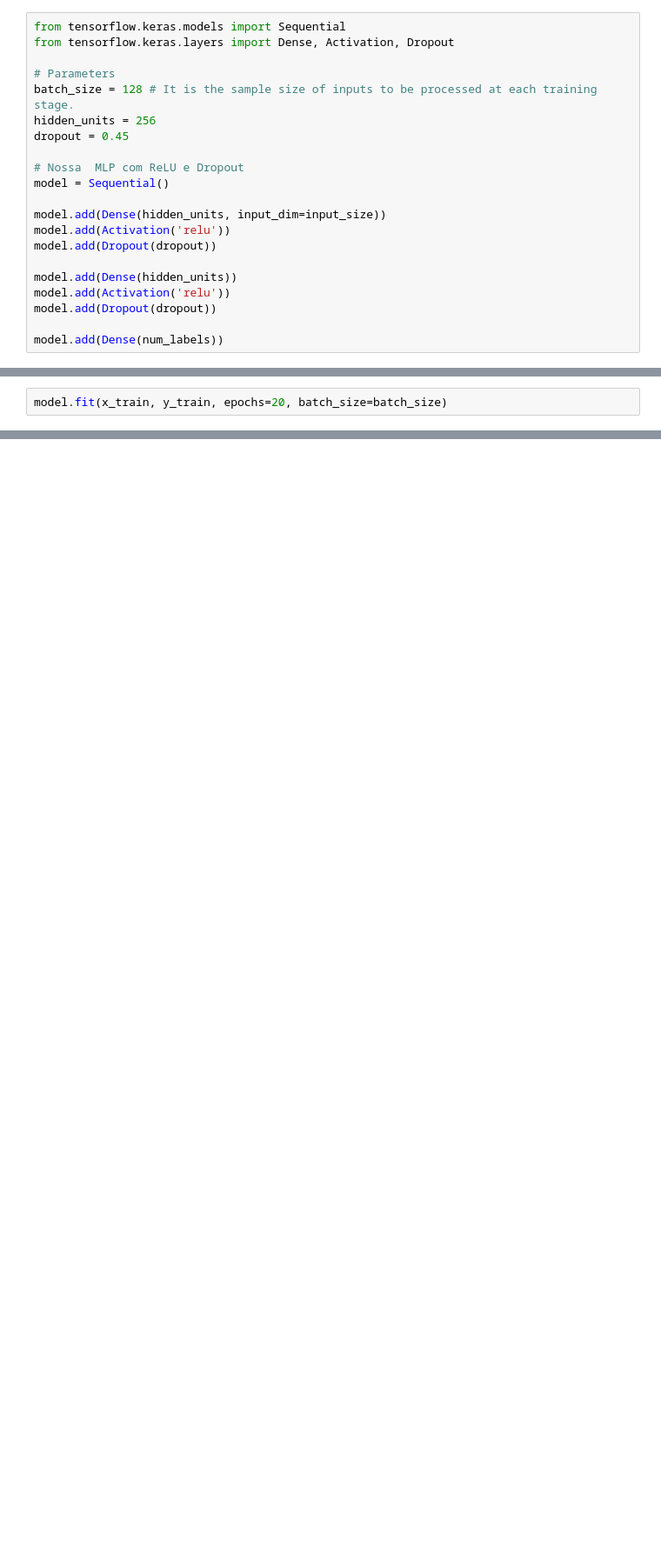
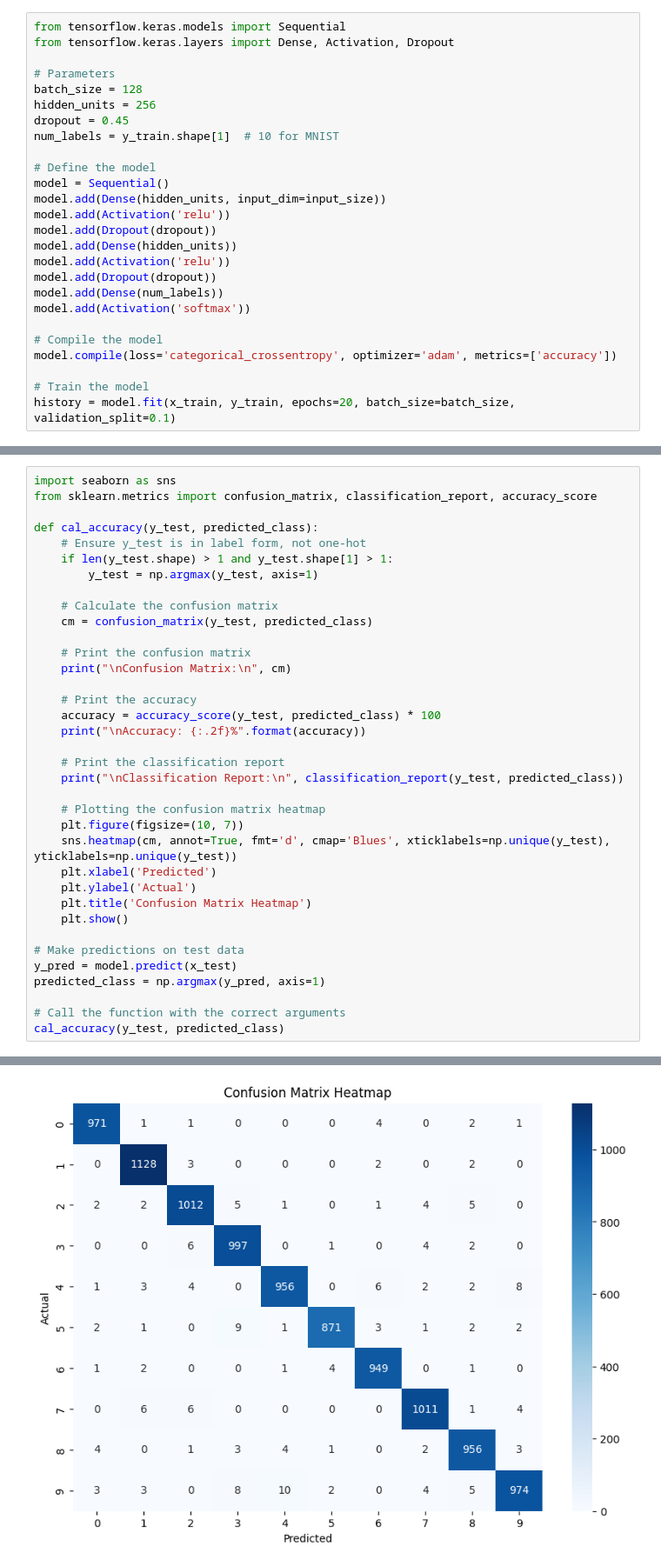
Before and after one commit to ravigitX/ML-Algorithms, a Jupyter notebook: Deep_Learning/MLPnumpred.ipynb, the cells around one changed output, grey strips where cells are left out. Shown at 87% size. Cells and saved outputs as stored; diff of their text form; blank space fills up the shorter version.

```diff
--- a/Deep_Learning/MLPnumpred.ipynb
+++ b/Deep_Learning/MLPnumpred.ipynb
@@ -39,19 +26,24 @@ from tensorflow.keras.models import Sequential
 from tensorflow.keras.layers import Dense, Activation, Dropout
 
 # Parameters
-batch_size = 128 # It is the sample size of inputs to be processed at each training stage.
+batch_size = 128
 hidden_units = 256
 dropout = 0.45
+num_labels = y_train.shape[1]  # 10 for MNIST
 
-# Nossa  MLP com ReLU e Dropout
+# Define the model
 model = Sequential()
-
 model.add(Dense(hidden_units, input_dim=input_size))
 model.add(Activation('relu'))
 model.add(Dropout(dropout))
-
 model.add(Dense(hidden_units))
 model.add(Activation('relu'))
 model.add(Dropout(dropout))
+model.add(Dense(num_labels))
+model.add(Activation('softmax'))
 
-model.add(Dense(num_labels))
+# Compile the model
+model.compile(loss='categorical_crossentropy', optimizer='adam', metrics=['accuracy'])
+
+# Train the model
+history = model.fit(x_train, y_train, epochs=20, batch_size=batch_size, validation_split=0.1)
@@ -87,2 +68,0 @@ model.compile(loss='categorical_crossentropy', optimizer='adam', metrics=['accur
-# %%
-model.fit(x_train, y_train, epochs=20, batch_size=batch_size)
@@ -142,2 +101,39 @@ plt.show()
 Predicted Class: 2
 [figure]
+# %%
+import seaborn as sns
+from sklearn.metrics import confusion_matrix, classification_report, accuracy_score
+
+def cal_accuracy(y_test, predicted_class):
+    # Ensure y_test is in label form, not one-hot
+    if len(y_test.shape) > 1 and y_test.shape[1] > 1:
+        y_test = np.argmax(y_test, axis=1)
+
+    # Calculate the confusion matrix
+    cm = confusion_matrix(y_test, predicted_class)
+
+    # Print the confusion matrix
+    print("\nConfusion Matrix:\n", cm)
+
+    # Print the accuracy
+    accuracy = accuracy_score(y_test, predicted_class) * 100
+    print("\nAccuracy: {:.2f}%".format(accuracy))
+
+    # Print the classification report
+    print("\nClassification Report:\n", classification_report(y_test, predicted_class))
+
+    # Plotting the confusion matrix heatmap
+    plt.figure(figsize=(10, 7))
+    sns.heatmap(cm, annot=True, fmt='d', cmap='Blues', xticklabels=np.unique(y_test), yticklabels=np.unique(y_test))
+    plt.xlabel('Predicted')
+    plt.ylabel('Actual')
+    plt.title('Confusion Matrix Heatmap')
+    plt.show()
+
+# Make predictions on test data
+y_pred = model.predict(x_test)
+predicted_class = np.argmax(y_pred, axis=1)
+
+# Call the function with the correct arguments
+cal_accuracy(y_test, predicted_class)
+# %% [output]
@@ -143,0 +157 @@ Predicted Class: 2
+[figure, added]
```
Also changed, not shown: parts of 13 cells of this notebook.
